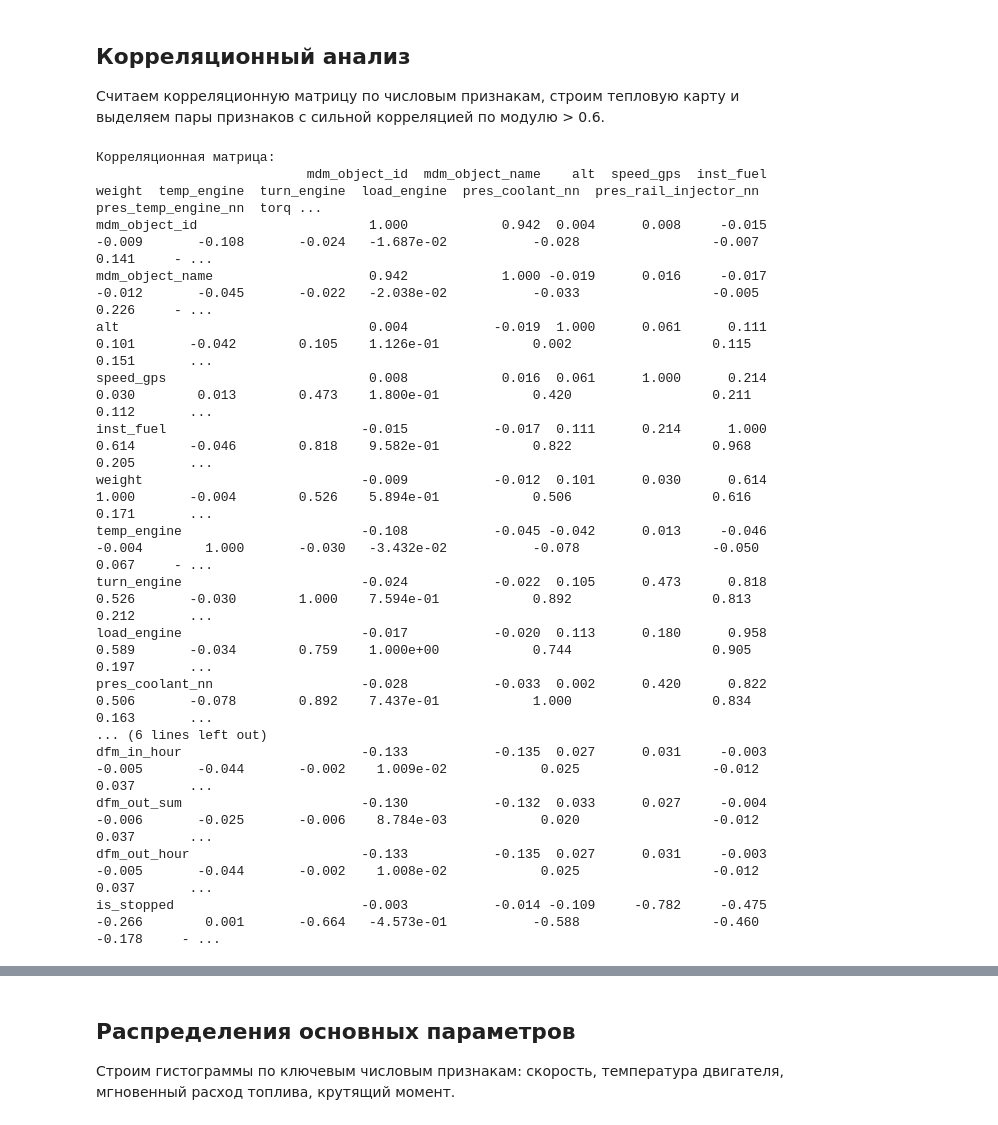
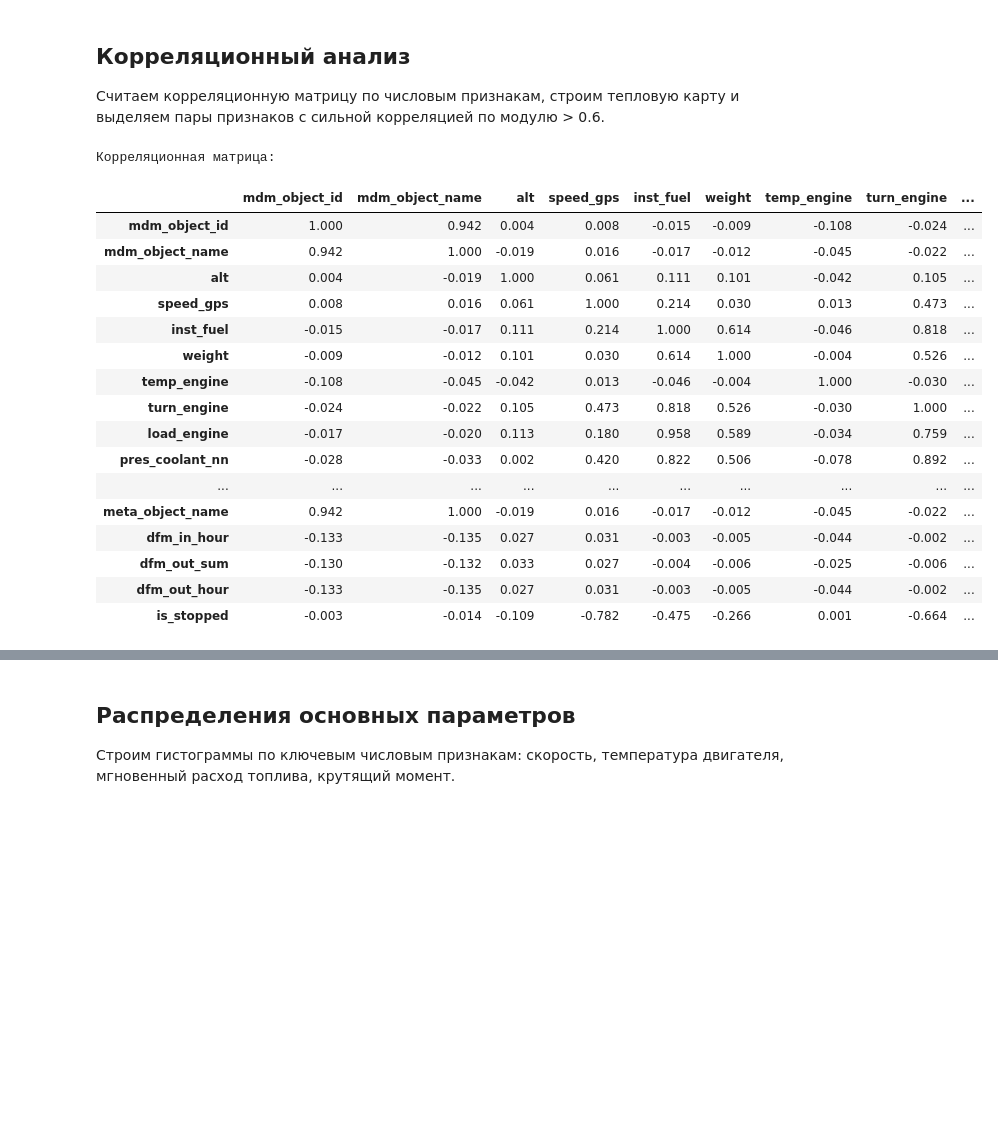
Before and after one commit to ikonushok/breakdowns_of_mining_trucks, a Jupyter notebook: notebooks/02_plots_telemetry.ipynb, the cells around one changed output, grey strips where cells are left out. Saved outputs shown, nothing was run; the diff lists cells and outputs as text; code cells hidden in the pictures; blank space fills up the shorter version.

```diff
--- a/notebooks/02_plots_telemetry.ipynb
+++ b/notebooks/02_plots_telemetry.ipynb
@@ -10,4 +11,25 @@ import matplotlib.pyplot as plt
 # %%
+def optimize_dtypes(df):
+    df_optimized = df.copy()
+
+    # float64 → float32
+    float_cols = df_optimized.select_dtypes(include='float64').columns
+    df_optimized[float_cols] = df_optimized[float_cols].astype('float32')
+
+    # int64 → int32
+    int_cols = df_optimized.select_dtypes(include='int64').columns
+    df_optimized[int_cols] = df_optimized[int_cols].astype('int32')
+
+    # object → category (для строк, где мало уникальных значений)
+    object_cols = df_optimized.select_dtypes(include='object').columns
+    for col in object_cols:
+        num_unique_values = df_optimized[col].nunique()
+        num_total_values = len(df_optimized[col])
+        if num_unique_values / num_total_values < 0.5:
+            df_optimized[col] = df_optimized[col].astype('category')
+
+    return df_optimized
+
 def setup_pandas_options():
     """Настройка глобальных опций pandas для отображения."""
     pd.set_option("display.precision", 3)
@@ -18,13 +40,6 @@ setup_pandas_options()
 source_root = '../dataset'
 filtered_data_path = os.path.join(source_root, 'telemetry_filtered_filled.csv')
 filtered_data = pd.read_csv(filtered_data_path)
-print(f'Потребление памяти после оптимизации:')
-print(filtered_data.info(memory_usage='deep'))
-print('\nПервые строки датасета:')
-print(filtered_data.head())
-print('\nРазмер датасета:', filtered_data.shape)
-print('\nПроверка на пропуски в данных:')
-print(filtered_data.isnull().sum())
-print('\nСтатистическое описание данных:')
-print(filtered_data.describe())
+print('Изменение типа данных для оптимизации памяти..')
+filtered_data = optimize_dtypes(filtered_data)
 # %% [output]
@@ -95,29 +169,30 @@ print(filtered_data.shape)
 # %%
 numeric_data = filtered_data.select_dtypes(include='number')
 corr_matrix = numeric_data.corr()
-print('\nКорреляционная матрица:')
-print(corr_matrix)
+print('Корреляционная матрица:')
+display(corr_matrix)
 
 plt.figure(figsize=(16, 12))
 sns.heatmap(corr_matrix, cmap='coolwarm', center=0, annot=False)
 plt.title('Корреляционная матрица')
 plt.show()
 # %% [output]
 Корреляционная матрица:
-                           mdm_object_id  mdm_object_name    alt  speed_gps  inst_fuel  weight  temp_engine  turn_engine  load_engine  pres_coolant_nn  pres_rail_injector_nn  pres_temp_engine_nn  torq ...
-mdm_object_id                      1.000            0.942  0.004      0.008     -0.015  -0.009       -0.108       -0.024   -1.687e-02           -0.028                 -0.007                0.141     - ...
-mdm_object_name                    0.942            1.000 -0.019      0.016     -0.017  -0.012       -0.045       -0.022   -2.038e-02           -0.033                 -0.005                0.226     - ...
-alt                                0.004           -0.019  1.000      0.061      0.111   0.101       -0.042        0.105    1.126e-01            0.002                  0.115                0.151       ...
-speed_gps                          0.008            0.016  0.061      1.000      0.214   0.030        0.013        0.473    1.800e-01            0.420                  0.211                0.112       ...
-inst_fuel                         -0.015           -0.017  0.111      0.214      1.000   0.614       -0.046        0.818    9.582e-01            0.822                  0.968                0.205       ...
-weight                            -0.009           -0.012  0.101      0.030      0.614   1.000       -0.004        0.526    5.894e-01            0.506                  0.616                0.171       ...
-temp_engine                       -0.108           -0.045 -0.042      0.013     -0.046  -0.004        1.000       -0.030   -3.432e-02           -0.078                 -0.050                0.067     - ...
-turn_engine                       -0.024           -0.022  0.105      0.473      0.818   0.526       -0.030        1.000    7.594e-01            0.892                  0.813                0.212       ...
-load_engine                       -0.017           -0.020  0.113      0.180      0.958   0.589       -0.034        0.759    1.000e+00            0.744                  0.905                0.197       ...
-pres_coolant_nn                   -0.028           -0.033  0.002      0.420      0.822   0.506       -0.078        0.892    7.437e-01            1.000                  0.834                0.163       ...
-... (6 lines left out)
-dfm_in_hour                       -0.133           -0.135  0.027      0.031     -0.003  -0.005       -0.044       -0.002    1.009e-02            0.025                 -0.012                0.037       ...
-dfm_out_sum                       -0.130           -0.132  0.033      0.027     -0.004  -0.006       -0.025       -0.006    8.784e-03            0.020                 -0.012                0.037       ...
-dfm_out_hour                      -0.133           -0.135  0.027      0.031     -0.003  -0.005       -0.044       -0.002    1.008e-02            0.025                 -0.012                0.037       ...
-is_stopped                        -0.003           -0.014 -0.109     -0.782     -0.475  -0.266        0.001       -0.664   -4.573e-01           -0.588                 -0.460               -0.178     - ...
+|  | mdm_object_id | mdm_object_name | alt | speed_gps | inst_fuel | weight | temp_engine | turn_engine | ... |
+| mdm_object_id | 1.000 | 0.942 | 0.004 | 0.008 | -0.015 | -0.009 | -0.108 | -0.024 | ... |
+| mdm_object_name | 0.942 | 1.000 | -0.019 | 0.016 | -0.017 | -0.012 | -0.045 | -0.022 | ... |
+| alt | 0.004 | -0.019 | 1.000 | 0.061 | 0.111 | 0.101 | -0.042 | 0.105 | ... |
+| speed_gps | 0.008 | 0.016 | 0.061 | 1.000 | 0.214 | 0.030 | 0.013 | 0.473 | ... |
+| inst_fuel | -0.015 | -0.017 | 0.111 | 0.214 | 1.000 | 0.614 | -0.046 | 0.818 | ... |
+| weight | -0.009 | -0.012 | 0.101 | 0.030 | 0.614 | 1.000 | -0.004 | 0.526 | ... |
+| temp_engine | -0.108 | -0.045 | -0.042 | 0.013 | -0.046 | -0.004 | 1.000 | -0.030 | ... |
+| turn_engine | -0.024 | -0.022 | 0.105 | 0.473 | 0.818 | 0.526 | -0.030 | 1.000 | ... |
+| load_engine | -0.017 | -0.020 | 0.113 | 0.180 | 0.958 | 0.589 | -0.034 | 0.759 | ... |
+| pres_coolant_nn | -0.028 | -0.033 | 0.002 | 0.420 | 0.822 | 0.506 | -0.078 | 0.892 | ... |
+| ... | ... | ... | ... | ... | ... | ... | ... | ... | ... |
+| meta_object_name | 0.942 | 1.000 | -0.019 | 0.016 | -0.017 | -0.012 | -0.045 | -0.022 | ... |
+| dfm_in_hour | -0.133 | -0.135 | 0.027 | 0.031 | -0.003 | -0.005 | -0.044 | -0.002 | ... |
+| dfm_out_sum | -0.130 | -0.132 | 0.033 | 0.027 | -0.004 | -0.006 | -0.025 | -0.006 | ... |
+| dfm_out_hour | -0.133 | -0.135 | 0.027 | 0.031 | -0.003 | -0.005 | -0.044 | -0.002 | ... |
+| is_stopped | -0.003 | -0.014 | -0.109 | -0.782 | -0.475 | -0.266 | 0.001 | -0.664 | ... |
 [figure]
```
Also changed, not shown: parts of 9 cells of this notebook.
